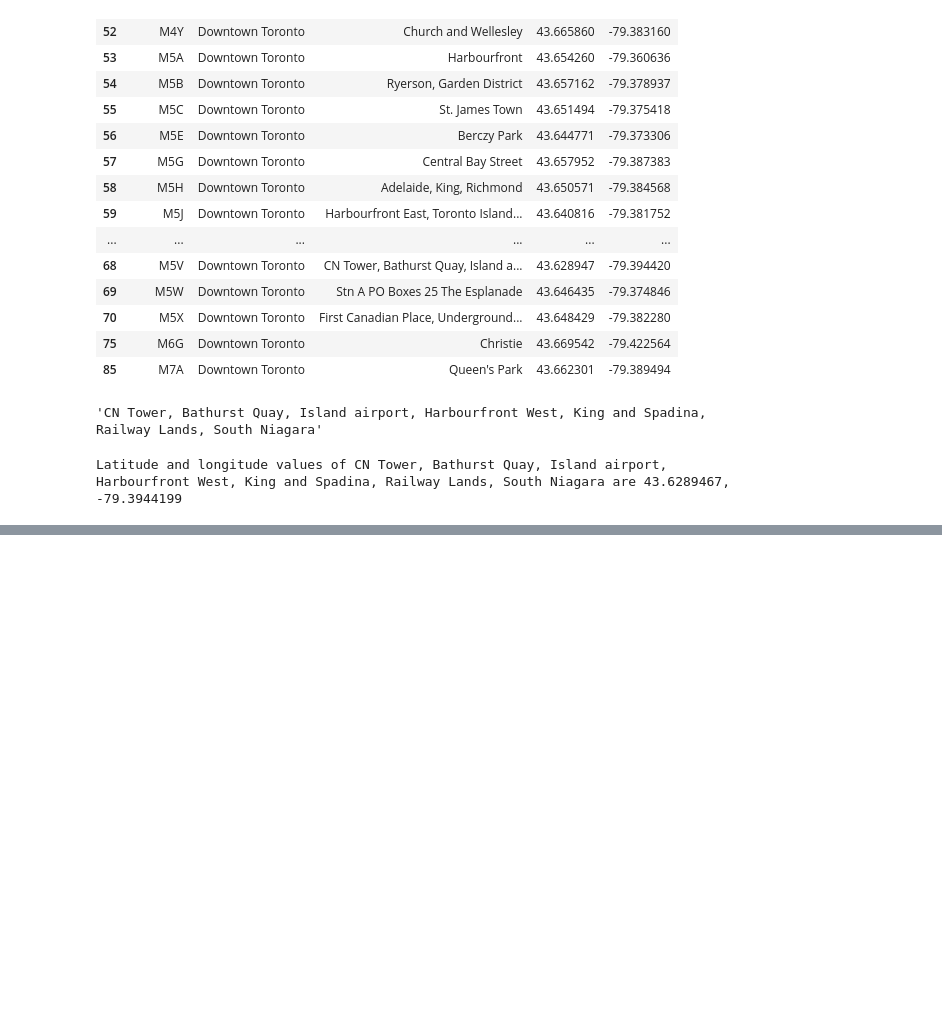
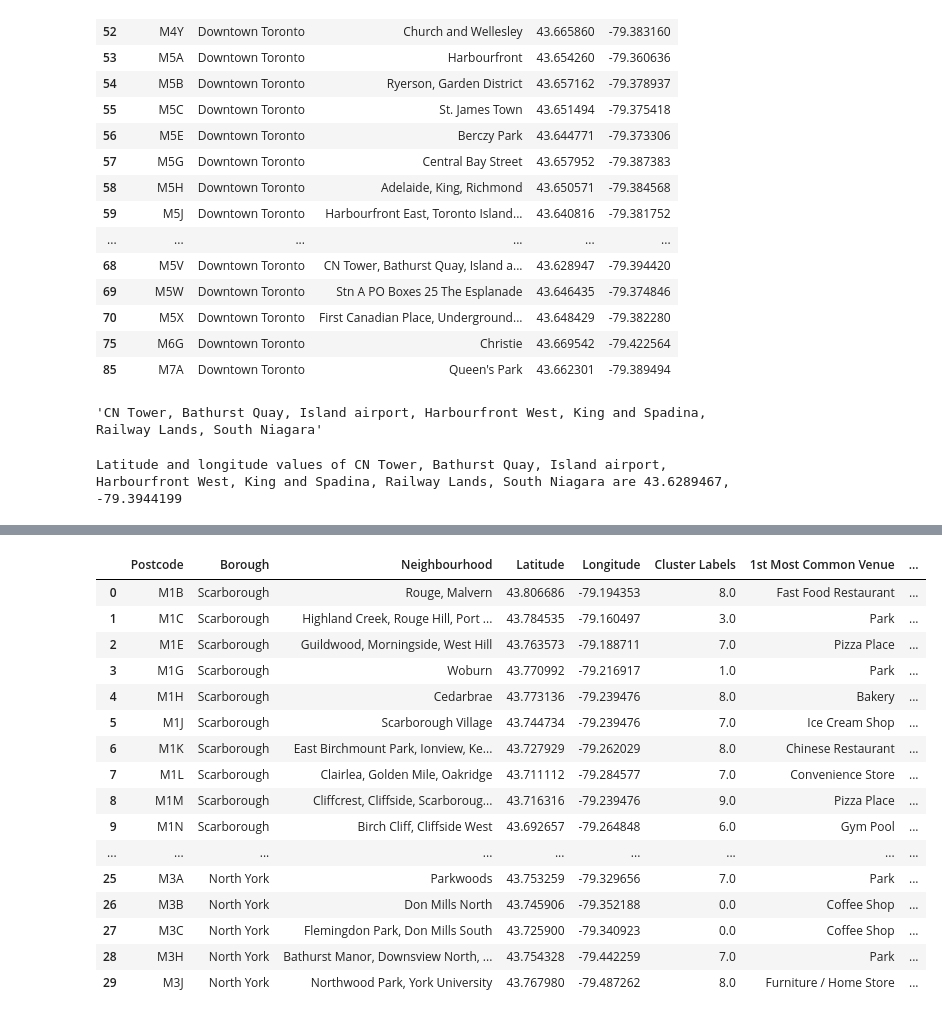
Before and after one commit to gegdd/Coursera_Capstone, a Jupyter notebook: DS_Capstone_Segmenting_Clustering.ipynb, the cells around one changed output, grey strips where cells are left out. Cells and saved outputs as stored; diff of their text form; code cells hidden in the pictures; blank space fills up the shorter version.

```diff
--- a/DS_Capstone_Segmenting_Clustering.ipynb
+++ b/DS_Capstone_Segmenting_Clustering.ipynb
@@ -284,0 +689,29 @@ url
+# %%
+# add clustering labels to the dataframe
+neighborhoods_venues_sorted.insert(0, 'Cluster Labels', kmeans.labels_)
+
+toronto_merged = tr_neigh
+
+# merge all related data into toronto_merged data using join.
+toronto_merged = toronto_merged.join(neighborhoods_venues_sorted.set_index('Neighbourhood'), on='Neighbourhood')
+
+
+toronto_merged.head(30)
+# %% [output]
+|  | Postcode | Borough | Neighbourhood | Latitude | Longitude | Cluster Labels | 1st Most Common Venue | ... |
+| 0 | M1B | Scarborough | Rouge, Malvern | 43.806686 | -79.194353 | 8.0 | Fast Food Restaurant | ... |
+| 1 | M1C | Scarborough | Highland Creek, Rouge Hill, Port ... | 43.784535 | -79.160497 | 3.0 | Park | ... |
+| 2 | M1E | Scarborough | Guildwood, Morningside, West Hill | 43.763573 | -79.188711 | 7.0 | Pizza Place | ... |
+| 3 | M1G | Scarborough | Woburn | 43.770992 | -79.216917 | 1.0 | Park | ... |
+| 4 | M1H | Scarborough | Cedarbrae | 43.773136 | -79.239476 | 8.0 | Bakery | ... |
+| 5 | M1J | Scarborough | Scarborough Village | 43.744734 | -79.239476 | 7.0 | Ice Cream Shop | ... |
+| 6 | M1K | Scarborough | East Birchmount Park, Ionview, Ke... | 43.727929 | -79.262029 | 8.0 | Chinese Restaurant | ... |
+| 7 | M1L | Scarborough | Clairlea, Golden Mile, Oakridge | 43.711112 | -79.284577 | 7.0 | Convenience Store | ... |
+| 8 | M1M | Scarborough | Cliffcrest, Cliffside, Scarboroug... | 43.716316 | -79.239476 | 9.0 | Pizza Place | ... |
+| 9 | M1N | Scarborough | Birch Cliff, Cliffside West | 43.692657 | -79.264848 | 6.0 | Gym Pool | ... |
+| ... | ... | ... | ... | ... | ... | ... | ... | ... |
+| 25 | M3A | North York | Parkwoods | 43.753259 | -79.329656 | 7.0 | Park | ... |
+| 26 | M3B | North York | Don Mills North | 43.745906 | -79.352188 | 0.0 | Coffee Shop | ... |
+| 27 | M3C | North York | Flemingdon Park, Don Mills South | 43.725900 | -79.340923 | 0.0 | Coffee Shop | ... |
+| 28 | M3H | North York | Bathurst Manor, Downsview North, ... | 43.754328 | -79.442259 | 7.0 | Park | ... |
+| 29 | M3J | North York | Northwood Park, York University | 43.767980 | -79.487262 | 8.0 | Furniture / Home Store | ... |
```
Also changed, not shown: parts of 42 cells of this notebook.
